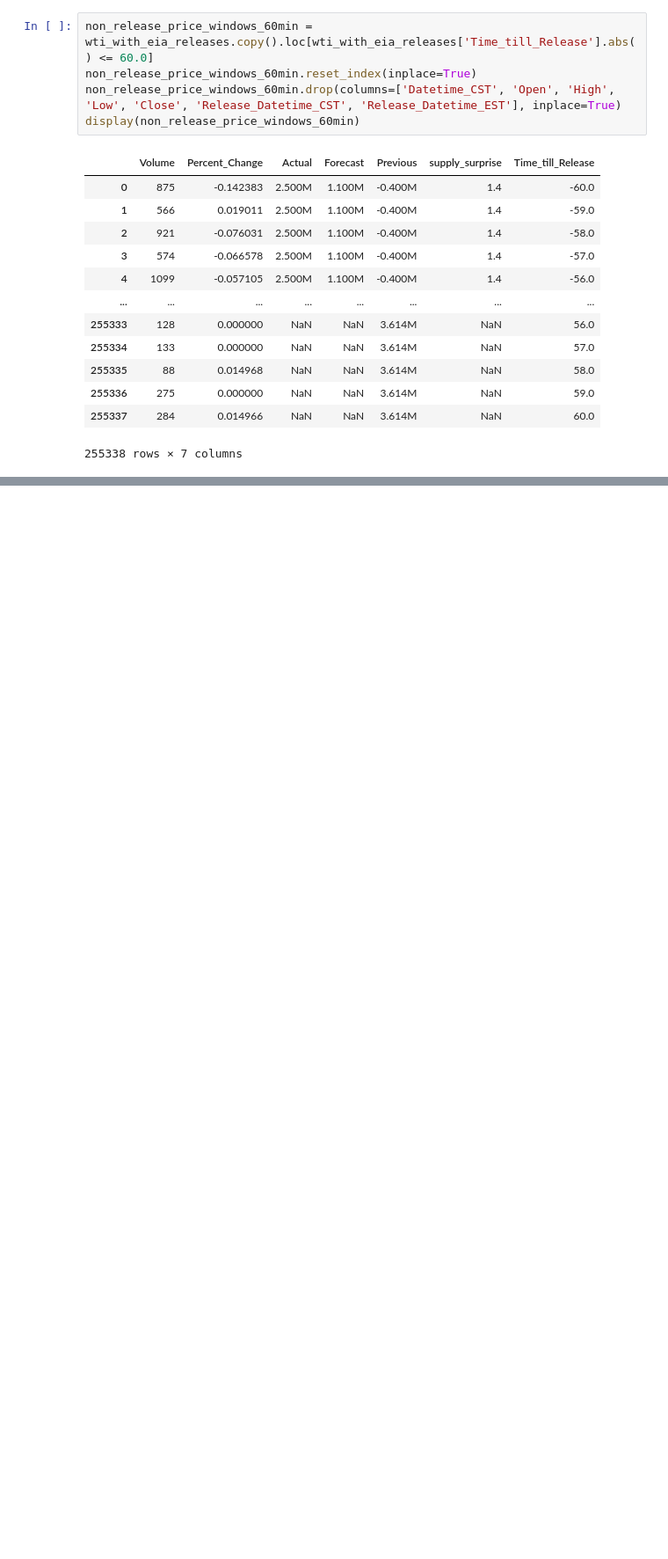
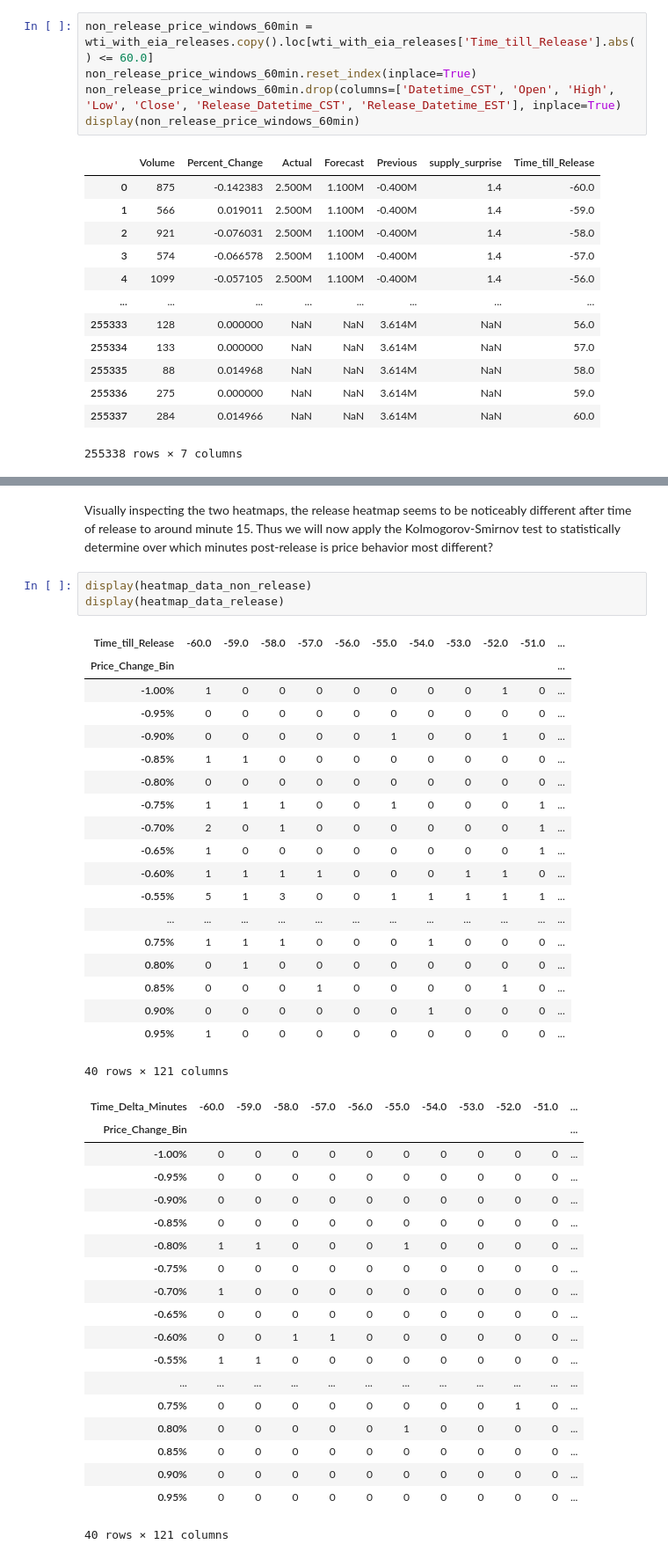
Before and after one commit to Sun-G0D/EIASupplySurprise, a Jupyter notebook: project.ipynb, the cells around one changed output, grey strips where cells are left out. Shown: that part at 88% size. Drawn from its saved outputs; the diff is of its cells as text; blank space fills up the shorter version.

```diff
--- a/project.ipynb
+++ b/project.ipynb
@@ -946,0 +943,44 @@ The default of observed=False is deprecated and will be changed to True in a fut
+# %% [markdown]
+Visually inspecting the two heatmaps, the release heatmap seems to be noticeably different after time of release to around minute 15. Thus we will now apply the Kolmogorov-Smirnov test to statistically determine over which minutes post-release is price behavior most different?
+# %%
+display(heatmap_data_non_release)
+display(heatmap_data_release)
+# %% [output]
+| Time_till_Release | -60.0 | -59.0 | -58.0 | -57.0 | -56.0 | -55.0 | -54.0 | -53.0 | -52.0 | -51.0 | ... |
+| Price_Change_Bin |  |  |  |  |  |  |  |  |  |  | ... |
+| -1.00% | 1 | 0 | 0 | 0 | 0 | 0 | 0 | 0 | 1 | 0 | ... |
+| -0.95% | 0 | 0 | 0 | 0 | 0 | 0 | 0 | 0 | 0 | 0 | ... |
+| -0.90% | 0 | 0 | 0 | 0 | 0 | 1 | 0 | 0 | 1 | 0 | ... |
+| -0.85% | 1 | 1 | 0 | 0 | 0 | 0 | 0 | 0 | 0 | 0 | ... |
+| -0.80% | 0 | 0 | 0 | 0 | 0 | 0 | 0 | 0 | 0 | 0 | ... |
+| -0.75% | 1 | 1 | 1 | 0 | 0 | 1 | 0 | 0 | 0 | 1 | ... |
+| -0.70% | 2 | 0 | 1 | 0 | 0 | 0 | 0 | 0 | 0 | 1 | ... |
+| -0.65% | 1 | 0 | 0 | 0 | 0 | 0 | 0 | 0 | 0 | 1 | ... |
+| -0.60% | 1 | 1 | 1 | 1 | 0 | 0 | 0 | 1 | 1 | 0 | ... |
+| -0.55% | 5 | 1 | 3 | 0 | 0 | 1 | 1 | 1 | 1 | 1 | ... |
+| ... | ... | ... | ... | ... | ... | ... | ... | ... | ... | ... | ... |
+| 0.75% | 1 | 1 | 1 | 0 | 0 | 0 | 1 | 0 | 0 | 0 | ... |
+| 0.80% | 0 | 1 | 0 | 0 | 0 | 0 | 0 | 0 | 0 | 0 | ... |
+| 0.85% | 0 | 0 | 0 | 1 | 0 | 0 | 0 | 0 | 1 | 0 | ... |
+| 0.90% | 0 | 0 | 0 | 0 | 0 | 0 | 1 | 0 | 0 | 0 | ... |
+| 0.95% | 1 | 0 | 0 | 0 | 0 | 0 | 0 | 0 | 0 | 0 | ... |
+40 rows × 121 columns
+| Time_Delta_Minutes | -60.0 | -59.0 | -58.0 | -57.0 | -56.0 | -55.0 | -54.0 | -53.0 | -52.0 | -51.0 | ... |
+| Price_Change_Bin |  |  |  |  |  |  |  |  |  |  | ... |
+| -1.00% | 0 | 0 | 0 | 0 | 0 | 0 | 0 | 0 | 0 | 0 | ... |
+| -0.95% | 0 | 0 | 0 | 0 | 0 | 0 | 0 | 0 | 0 | 0 | ... |
+| -0.90% | 0 | 0 | 0 | 0 | 0 | 0 | 0 | 0 | 0 | 0 | ... |
+| -0.85% | 0 | 0 | 0 | 0 | 0 | 0 | 0 | 0 | 0 | 0 | ... |
+| -0.80% | 1 | 1 | 0 | 0 | 0 | 1 | 0 | 0 | 0 | 0 | ... |
+| -0.75% | 0 | 0 | 0 | 0 | 0 | 0 | 0 | 0 | 0 | 0 | ... |
+| -0.70% | 1 | 0 | 0 | 0 | 0 | 0 | 0 | 0 | 0 | 0 | ... |
+| -0.65% | 0 | 0 | 0 | 0 | 0 | 0 | 0 | 0 | 0 | 0 | ... |
+| -0.60% | 0 | 0 | 1 | 1 | 0 | 0 | 0 | 0 | 0 | 0 | ... |
+| -0.55% | 1 | 1 | 0 | 0 | 0 | 0 | 0 | 0 | 0 | 0 | ... |
+| ... | ... | ... | ... | ... | ... | ... | ... | ... | ... | ... | ... |
+| 0.75% | 0 | 0 | 0 | 0 | 0 | 0 | 0 | 0 | 1 | 0 | ... |
+| 0.80% | 0 | 0 | 0 | 0 | 0 | 1 | 0 | 0 | 0 | 0 | ... |
+| 0.85% | 0 | 0 | 0 | 0 | 0 | 0 | 0 | 0 | 0 | 0 | ... |
+| 0.90% | 0 | 0 | 0 | 0 | 0 | 0 | 0 | 0 | 0 | 0 | ... |
+| 0.95% | 0 | 0 | 0 | 0 | 0 | 0 | 0 | 0 | 0 | 0 | ... |
+40 rows × 121 columns
```
Also changed, not shown: parts of 12 cells of this notebook.
